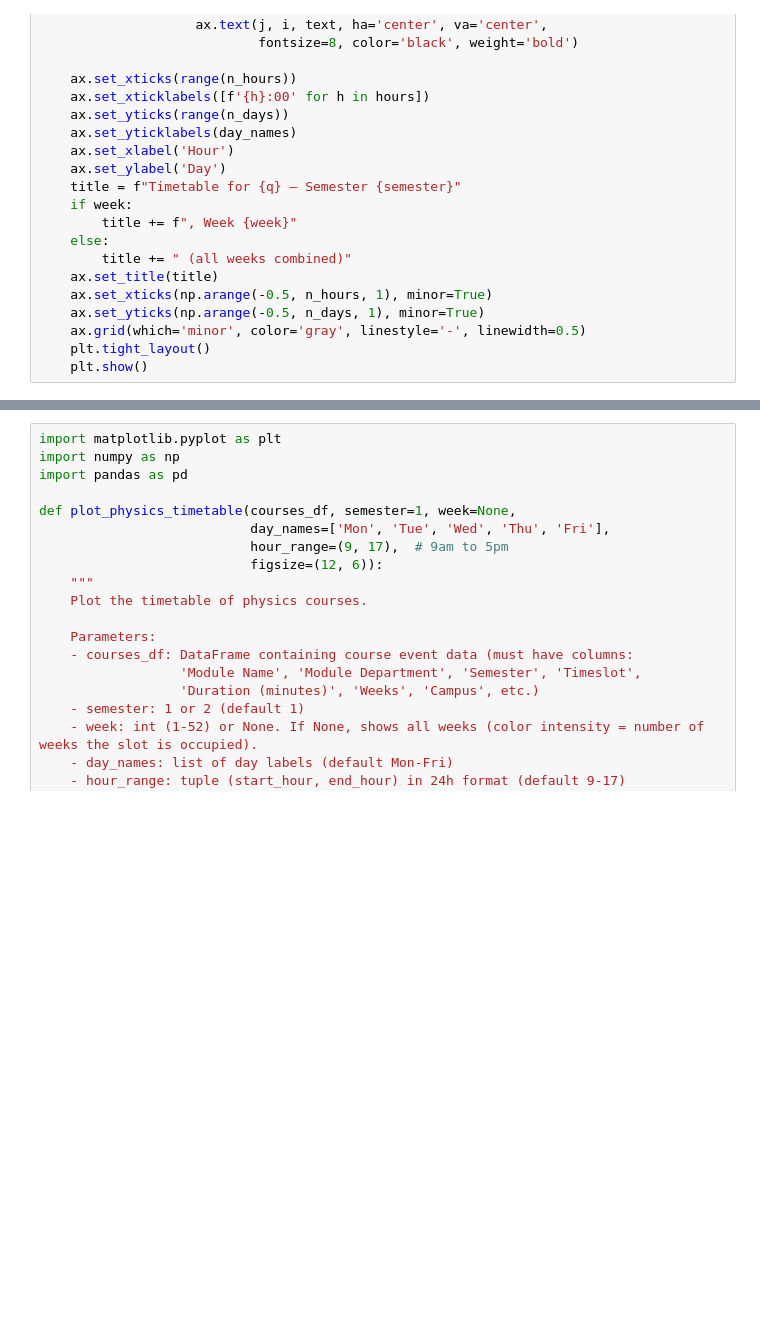
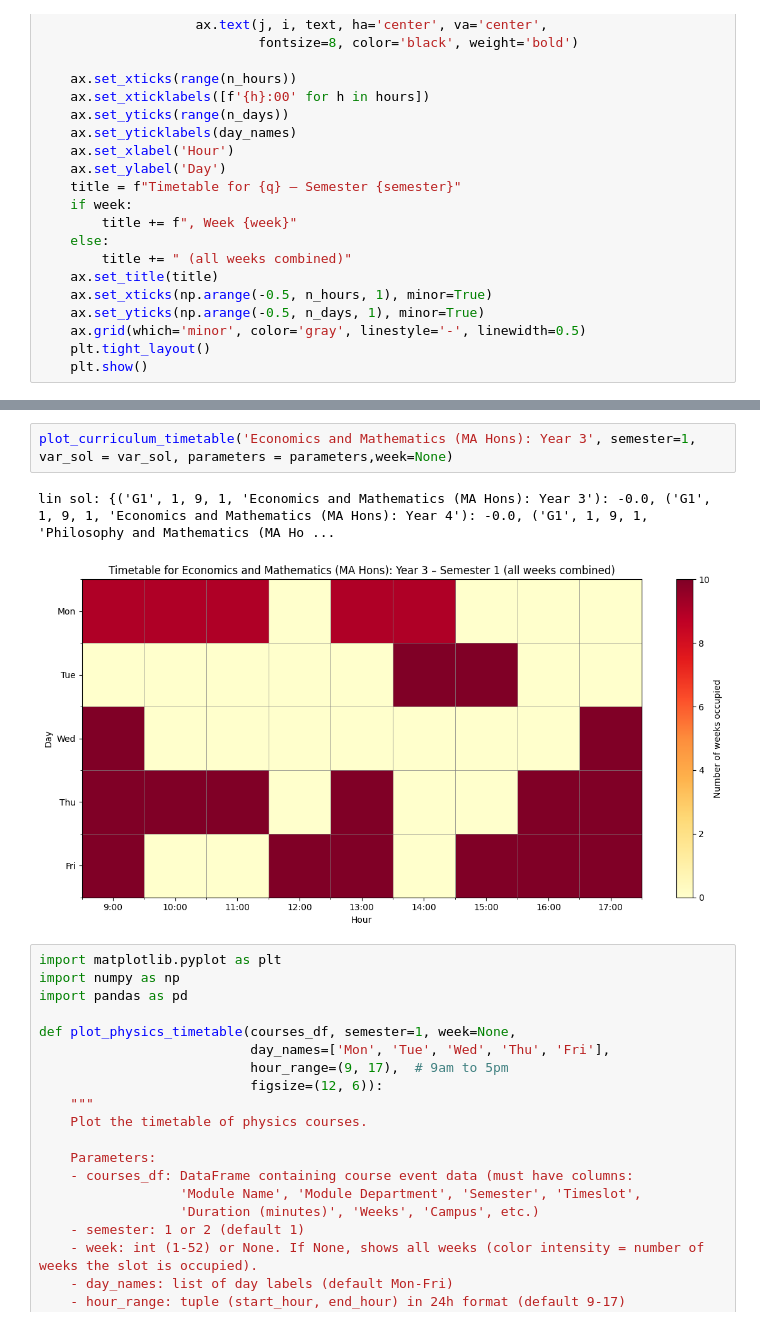
Before and after one commit to sagharrezanavaz/TAOR, a Jupyter notebook: PathwayModelUpdated.ipynb, the cells around one changed output, grey strips where cells are left out. Cells and saved outputs as stored; diff of their text form; blank space fills up the shorter version.

```diff
--- a/PathwayModelUpdated.ipynb
+++ b/PathwayModelUpdated.ipynb
@@ -1572,3 +1763,8 @@ lin sol: {('G1', 1, 9, 1, 'Economics and Mathematics (MA Hons)'): -0.0, ('G1', 1
+# %%
+plot_curriculum_timetable('Economics and Mathematics (MA Hons): Year 3', semester=1,  var_sol = var_sol, parameters = parameters,week=None)
+# %% [output]
+lin sol: {('G1', 1, 9, 1, 'Economics and Mathematics (MA Hons): Year 3'): -0.0, ('G1', 1, 9, 1, 'Economics and Mathematics (MA Hons): Year 4'): -0.0, ('G1', 1, 9, 1, 'Philosophy and Mathematics (MA Ho ...
+[figure, added]
 # %%
 import matplotlib.pyplot as plt
 import numpy as np
```
Also changed, not shown: parts of 17 cells of this notebook.
